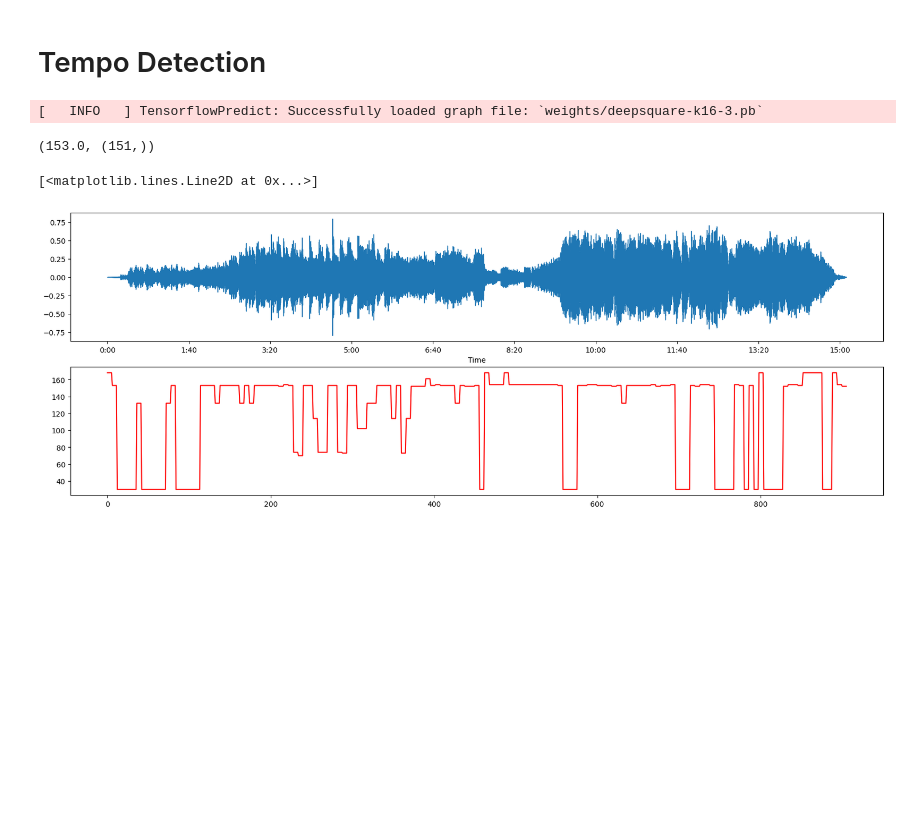
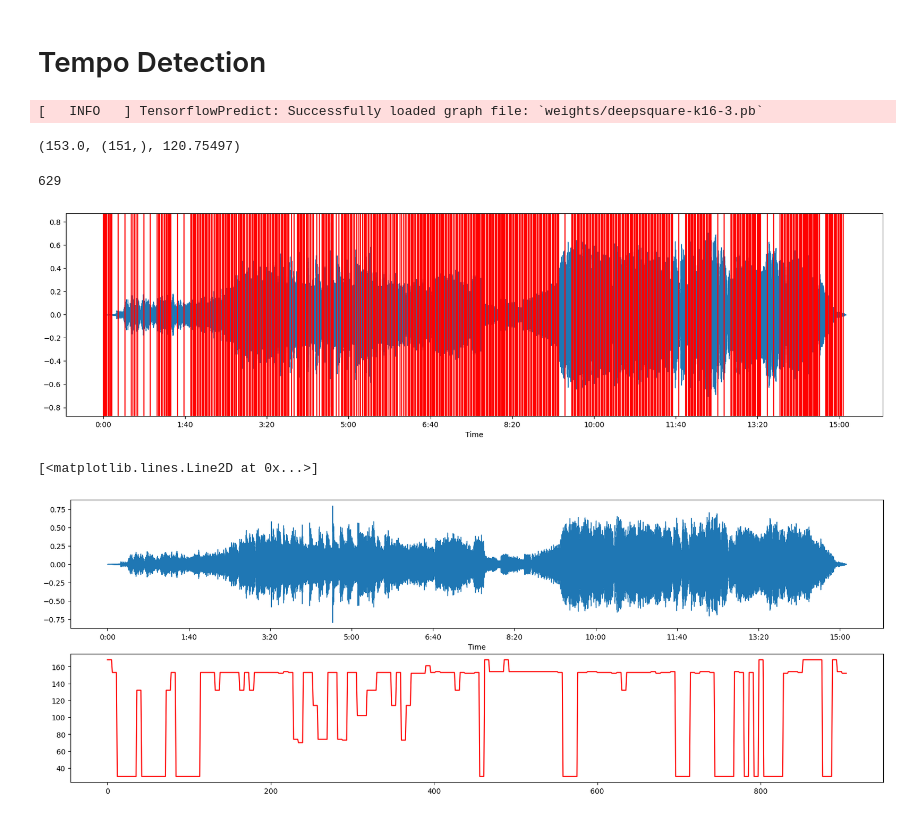
Before and after one commit to thelucidproject/Folly, a Jupyter notebook: Music/beat-tempo.ipynb, the cells around one changed output. Drawn from its saved outputs; the diff is of its cells as text; code cells hidden in the pictures; blank space fills up the shorter version.

```diff
--- a/Music/beat-tempo.ipynb
+++ b/Music/beat-tempo.ipynb
@@ -12,10 +12,31 @@ sr = 11025
 audio = MonoLoader(filename="sample/ambienceTrack_001(1).mp3", sampleRate=sr, resampleQuality=4)()
 model = TempoCNN(graphFilename="weights/deepsquare-k16-3.pb")
 global_tempo, local_tempos, _ = model(audio)
-global_tempo, local_tempos.shape
+global_tempo, local_tempos.shape, local_tempos.mean()
 # %% [output]
 [   INFO   ] TensorflowPredict: Successfully loaded graph file: `weights/deepsquare-k16-3.pb`
-(153.0, (151,))
+(153.0, (151,), 120.75497)
+# %%
+window = 6
+all_beats = [0]
+for i, bpm in enumerate(local_tempos):
+    beat_length = np.round(240 / bpm, 2)
+    # print('bpm:', bpm, '   - beat_length:', beat_length)
+    all_beats += np.arange(all_beats[-1], (i+1)*window, beat_length).tolist()
+
+len(all_beats)
+# %% [output]
+629
+# %%
+import matplotlib.pyplot as plt
+
+plt.figure(figsize=(20, 5))
+librosa.display.waveshow(audio, sr=sr)
+
+for beat in all_beats:
+    plt.axvline(x=beat, color='red')
+# %% [output]
+[figure, added]
 # %%
 plt.figure(figsize=(20,7))
 plt.subplot(211)
```
Also changed, not shown: parts of 2 cells of this notebook, 1 other file.
